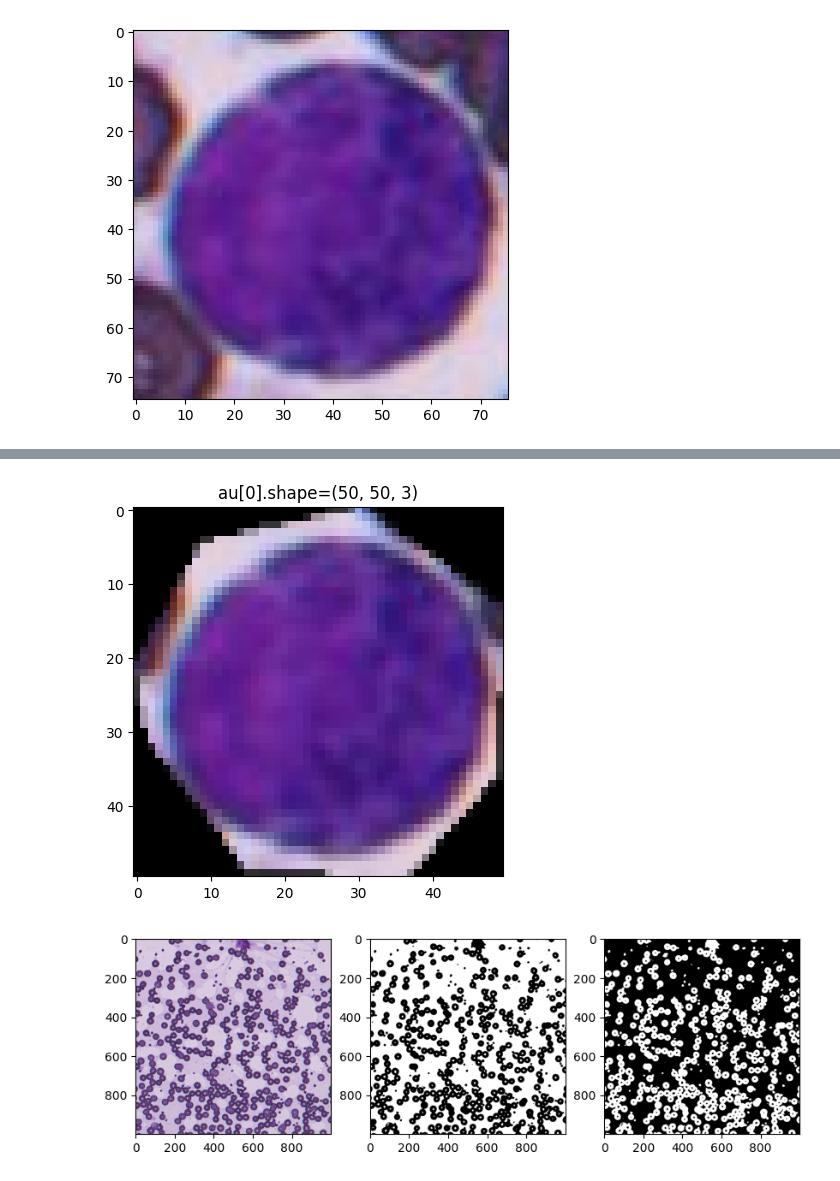
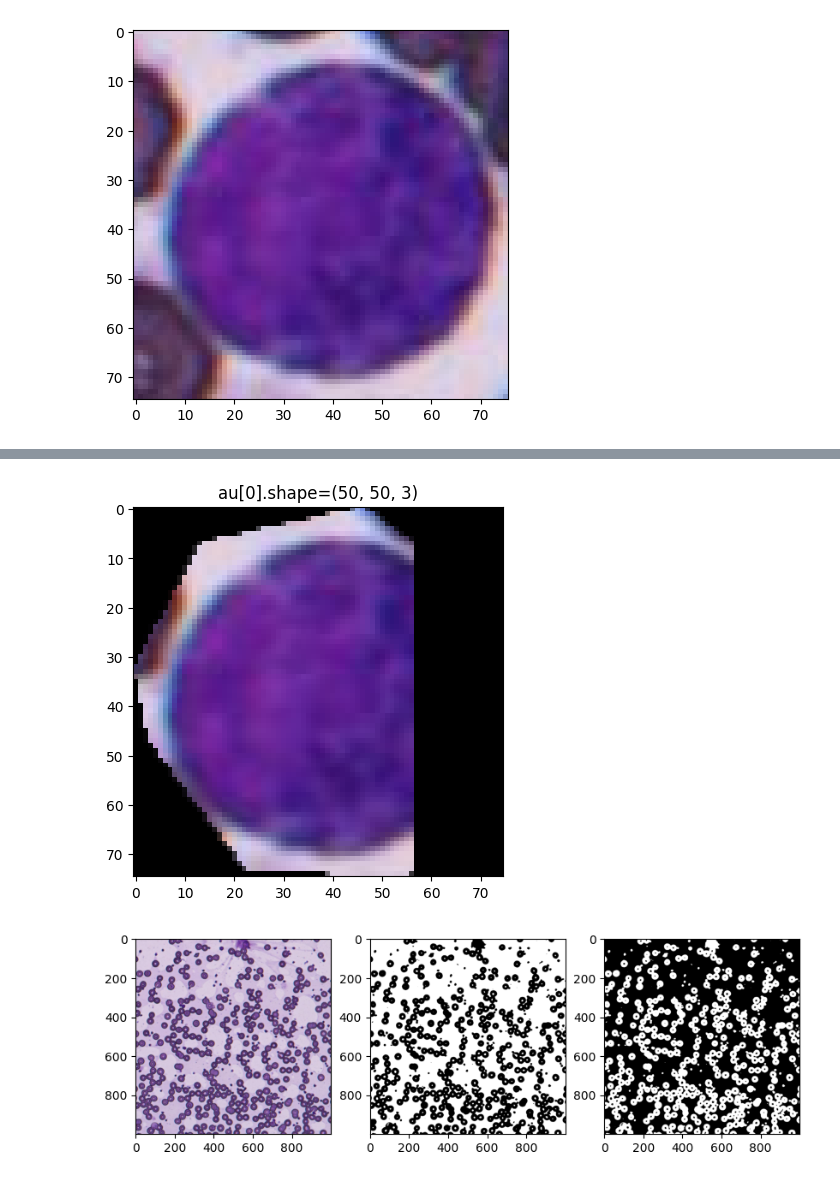
Before and after one commit to Xalt8/zooniverse_monkey, a Jupyter notebook: Code/Synth/synthetic_data.ipynb, the cells around one changed output, grey strips where cells are left out. Drawn from its saved outputs; the diff is of its cells as text; code cells hidden in the pictures.

```diff
--- a/Code/Synth/synthetic_data.ipynb
+++ b/Code/Synth/synthetic_data.ipynb
@@ -162,0 +168,7 @@ labels = watershed(-distance, markers, mask=binary_img)
+# %%
+_, ax = plt.subplots(nrows=1, ncols=4, figsize=(15,5))
+ax[0].imshow(distance)
+ax[1].imshow(markers)
+ax[2].imshow(img_box)
+ax[3].imshow(labels)
+plt.show()
@@ -256,11 +311,11 @@ def get_image_augmentations(img:np.ndarray) -> list[np.ndarray]:
 # %%
 au = get_image_augmentations(img=roi_boxes[0])
 # %%
-plt.imshow(au[0])
+plt.imshow(au[-1])
 plt.title(f"{au[0].shape=}")
 plt.show()
 # %% [output]
-[figure, old version]
+[figure, new version]
 # %%
 def make_binary_image(img: np.ndarray) -> np.ndarray:
     """ Takes an image applies filters and thresholding
```
Also changed, not shown: parts of 11 cells of this notebook, 5 other files.
